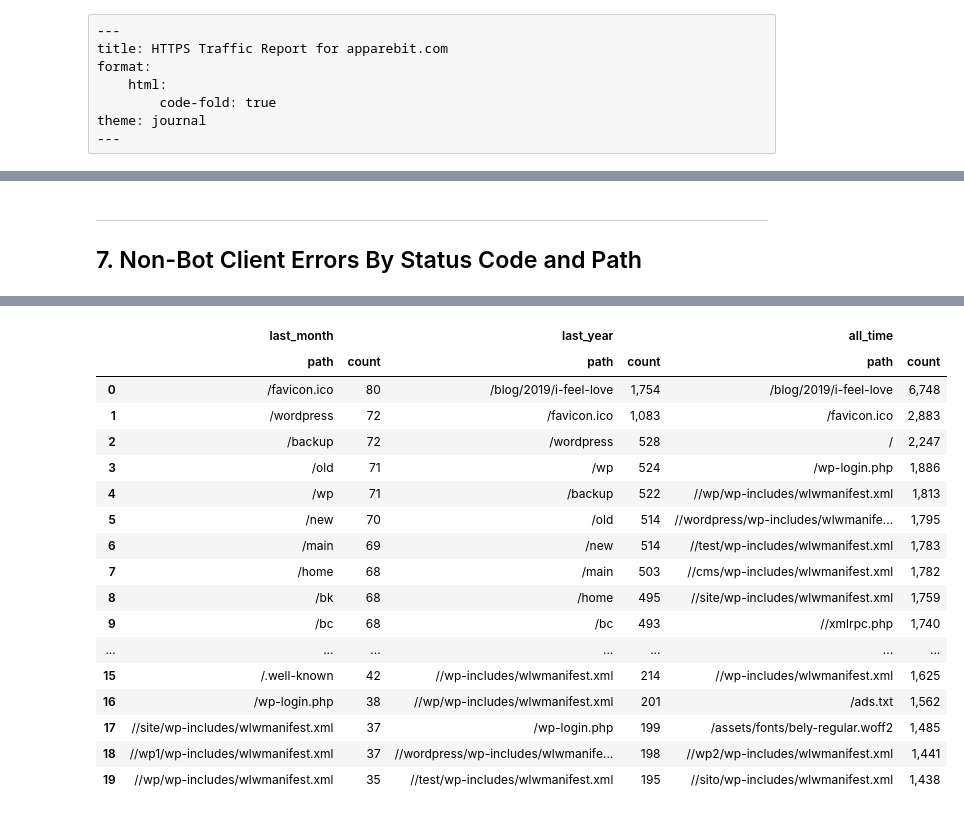
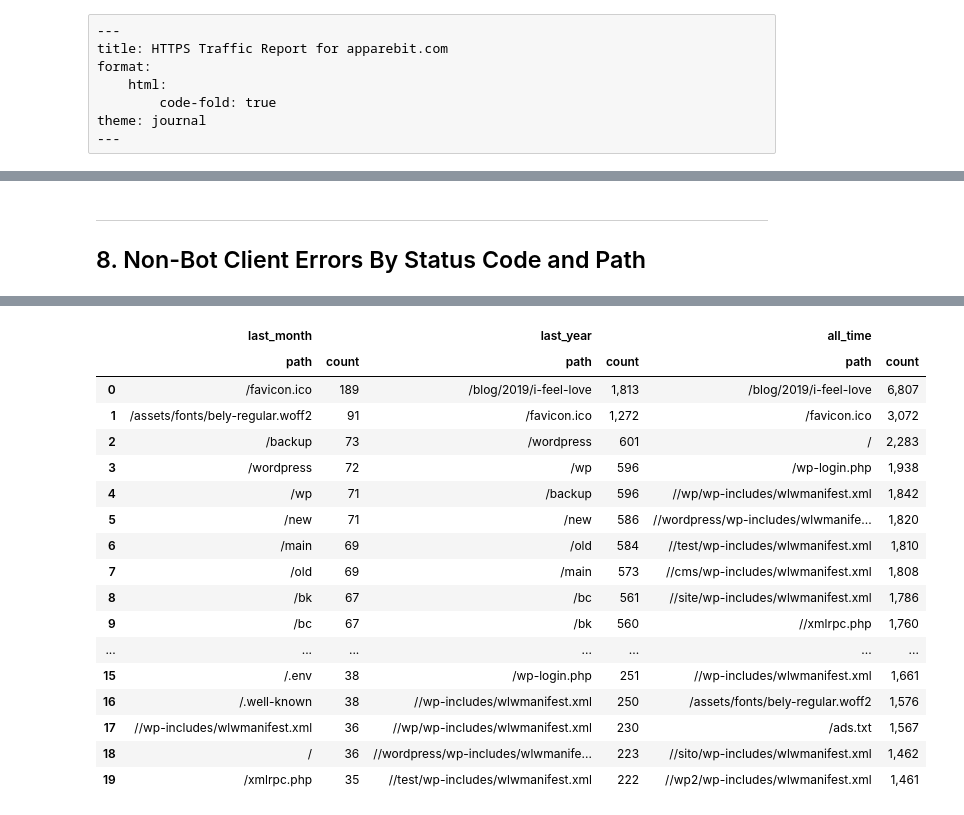
Before and after one commit to apparebit/analog, a Jupyter notebook: report.ipynb, the cells around one changed output, grey strips where cells are left out. Drawn from its saved outputs; the diff is of its cells as text; code cells hidden in the pictures.

```diff
--- a/report.ipynb
+++ b/report.ipynb
@@ -15,11 +15,14 @@ from http import HTTPStatus
 from IPython.display import display, HTML
 import pandas as pd
 import analog
+from analog.ipaddr import HostnameDb, LocationDb
 from analog.label import APPAREBIT_COOL_PATHS
 
-frame = analog.latest(root = "data")
-analog.validate(frame)
-summary = analog.summarize(frame)
+manager = analog.latest_manager(root = "data")
+full_data = manager.data
+analog.validate(full_data)
+fluent_data = analog.analyze(full_data)
+monthly_summary = analog.summarize(full_data)
 
 section_number = 0
 def sec() -> int:
@@ -28,7 +31,7 @@ def sec() -> int:
     return section_number
 
 display(HTML(f"<h2 id=traffic-summary>{sec()}. Traffic Summary</h2>"))
-analog.plot_monthly_summary(summary)
+analog.plot_monthly_summary(monthly_summary)
 None
 # %% [output]
 1. Traffic Summary
@@ -104,11 +203,9 @@ def page_rank(label: str, data):
     df.columns = pd.MultiIndex.from_arrays([[label, label], df.columns])
     return df
 
-data = analog.analyze(frame)
-
 display(HTML(f"<hr><h2 id=april-2025-as-outlier>{sec()}. April 2025 as Outlier</h2>"))
 
-that_month = data.over.month_in_year(2025, 4).only.humans()
+that_month = fluent_data.over.month_in_year(2025, 4).only.humans()
 top10_pages = page_rank("april2025", that_month).head(10)
 top_page_views = top10_pages.iloc[0, 1]
 top10_agents = that_month.value_counts("user_agent").data.head(10)
@@ -180,18 +277,18 @@ The same IP address accessing the same page thousands of times in a month is not
 # %%
 
 df = pd.concat([
-    page_rank("last_month", data.over.last_month().only.humans()),
-    page_rank("last_year", data.over.last_year().only.humans()),
-    page_rank("all_time", data.only.humans()),
+    page_rank("last_month", fluent_data.over.last_month().only.humans()),
+    page_rank("last_year", fluent_data.over.last_year().only.humans()),
+    page_rank("all_time", fluent_data.only.humans()),
 ], axis=1)
 
 display(HTML(f"<hr><h2>{sec()}. Non-Bot Page Rankings</h2>"))
 display(df.style.format(thousands=","))
 
 df = pd.concat([
-    page_rank("last_month", data.over.last_month().only.bots()),
-    page_rank("last_year", data.over.last_year().only.bots()),
-    page_rank("all_time", data.only.bots()),
+    page_rank("last_month", fluent_data.over.last_month().only.bots()),
+    page_rank("last_year", fluent_data.over.last_year().only.bots()),
+    page_rank("all_time", fluent_data.only.bots()),
 ], axis=1)
 
 display(HTML(f"<hr><h2>{sec()}. Bot Page Rankings</h2>"))
@@ -253,15 +350,15 @@ def analyze_errors(label: str, data):
     df.columns = pd.MultiIndex.from_arrays([[label, label], df.columns])
     path_ranking.append(df)
 
-data = analog.analyze(frame)
-analyze_errors("last_month", data.over.last_month())
-analyze_errors("last_year", data.over.last_year())
-analyze_errors("all_time", data)
+fluent_data = analog.analyze(full_data)
+analyze_errors("last_month", fluent_data.over.last_month())
+analyze_errors("last_year", fluent_data.over.last_year())
+analyze_errors("all_time", fluent_data)
 
 display(HTML(f"<hr><h2>{sec()}. Non-Bot Client Errors By Status Code and Path</h2>"))
 display(pd.concat(status_ranking, axis=1).style.format(precision=0, thousands=",", na_rep=""))
 display(pd.concat(path_ranking, axis=1).style.format(thousands=","))
 # %% [output]
-7. Non-Bot Client Errors By Status Code and Path
+8. Non-Bot Client Errors By Status Code and Path
 |  | last_month |  |  | last_year |  |  | all_time |  |  |
 |  | status | phrase | count | status | phrase | count | status | phrase | count |
@@ -276,21 +373,21 @@ display(pd.concat(path_ranking, axis=1).style.format(thousands=","))
 |  | last_month |  | last_year |  | all_time |  |
 |  | path | count | path | count | path | count |
-| 0 | /favicon.ico | 80 | /blog/2019/i-feel-love | 1,754 | /blog/2019/i-feel-love | 6,748 |
-| 1 | /wordpress | 72 | /favicon.ico | 1,083 | /favicon.ico | 2,883 |
-| 2 | /backup | 72 | /wordpress | 528 | / | 2,247 |
-| 3 | /old | 71 | /wp | 524 | /wp-login.php | 1,886 |
-| 4 | /wp | 71 | /backup | 522 | //wp/wp-includes/wlwmanifest.xml | 1,813 |
-| 5 | /new | 70 | /old | 514 | //wordpress/wp-includes/wlwmanife... | 1,795 |
-| 6 | /main | 69 | /new | 514 | //test/wp-includes/wlwmanifest.xml | 1,783 |
-| 7 | /home | 68 | /main | 503 | //cms/wp-includes/wlwmanifest.xml | 1,782 |
-| 8 | /bk | 68 | /home | 495 | //site/wp-includes/wlwmanifest.xml | 1,759 |
-| 9 | /bc | 68 | /bc | 493 | //xmlrpc.php | 1,740 |
+| 0 | /favicon.ico | 189 | /blog/2019/i-feel-love | 1,813 | /blog/2019/i-feel-love | 6,807 |
+| 1 | /assets/fonts/bely-regular.woff2 | 91 | /favicon.ico | 1,272 | /favicon.ico | 3,072 |
+| 2 | /backup | 73 | /wordpress | 601 | / | 2,283 |
+| 3 | /wordpress | 72 | /wp | 596 | /wp-login.php | 1,938 |
+| 4 | /wp | 71 | /backup | 596 | //wp/wp-includes/wlwmanifest.xml | 1,842 |
+| 5 | /new | 71 | /new | 586 | //wordpress/wp-includes/wlwmanife... | 1,820 |
+| 6 | /main | 69 | /old | 584 | //test/wp-includes/wlwmanifest.xml | 1,810 |
+| 7 | /old | 69 | /main | 573 | //cms/wp-includes/wlwmanifest.xml | 1,808 |
+| 8 | /bk | 67 | /bc | 561 | //site/wp-includes/wlwmanifest.xml | 1,786 |
+| 9 | /bc | 67 | /bk | 560 | //xmlrpc.php | 1,760 |
 | ... | ... | ... | ... | ... | ... | ... |
-| 15 | /.well-known | 42 | //wp-includes/wlwmanifest.xml | 214 | //wp-includes/wlwmanifest.xml | 1,625 |
-| 16 | /wp-login.php | 38 | //wp/wp-includes/wlwmanifest.xml | 201 | /ads.txt | 1,562 |
-| 17 | //site/wp-includes/wlwmanifest.xml | 37 | /wp-login.php | 199 | /assets/fonts/bely-regular.woff2 | 1,485 |
-| 18 | //wp1/wp-includes/wlwmanifest.xml | 37 | //wordpress/wp-includes/wlwmanife... | 198 | //wp2/wp-includes/wlwmanifest.xml | 1,441 |
-| 19 | //wp/wp-includes/wlwmanifest.xml | 35 | //test/wp-includes/wlwmanifest.xml | 195 | //sito/wp-includes/wlwmanifest.xml | 1,438 |
+| 15 | /.env | 38 | /wp-login.php | 251 | //wp-includes/wlwmanifest.xml | 1,661 |
+| 16 | /.well-known | 38 | //wp-includes/wlwmanifest.xml | 250 | /assets/fonts/bely-regular.woff2 | 1,576 |
+| 17 | //wp-includes/wlwmanifest.xml | 36 | //wp/wp-includes/wlwmanifest.xml | 230 | /ads.txt | 1,567 |
+| 18 | / | 36 | //wordpress/wp-includes/wlwmanife... | 223 | //sito/wp-includes/wlwmanifest.xml | 1,462 |
+| 19 | /xmlrpc.php | 35 | //test/wp-includes/wlwmanifest.xml | 222 | //wp2/wp-includes/wlwmanifest.xml | 1,461 |
 # %%
 # I Feel Love
 attempted = (
```
Also changed, not shown: parts of 9 cells of this notebook, 8 other files.
